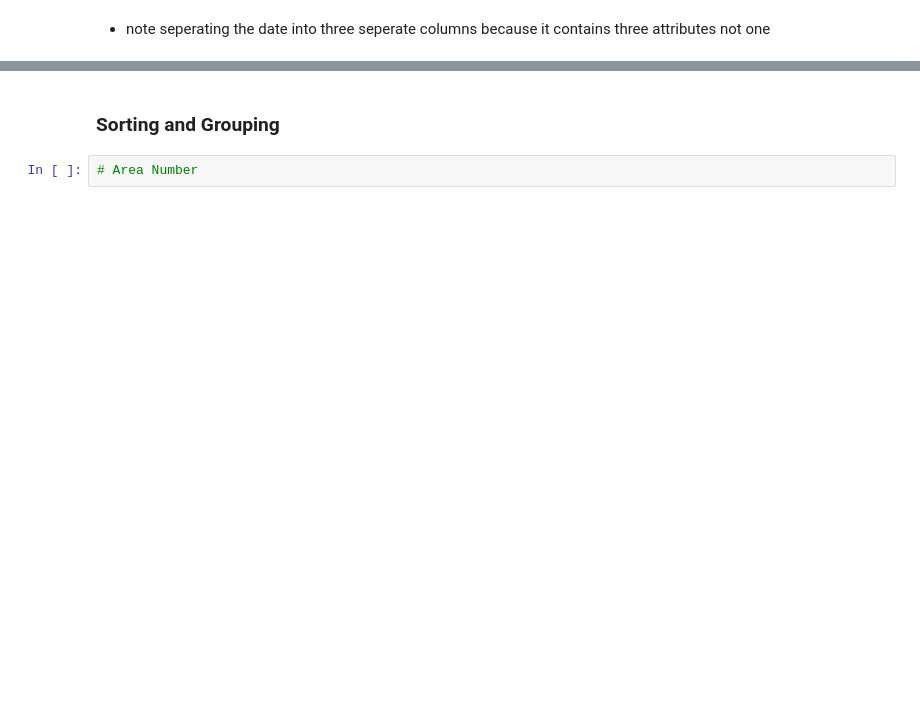
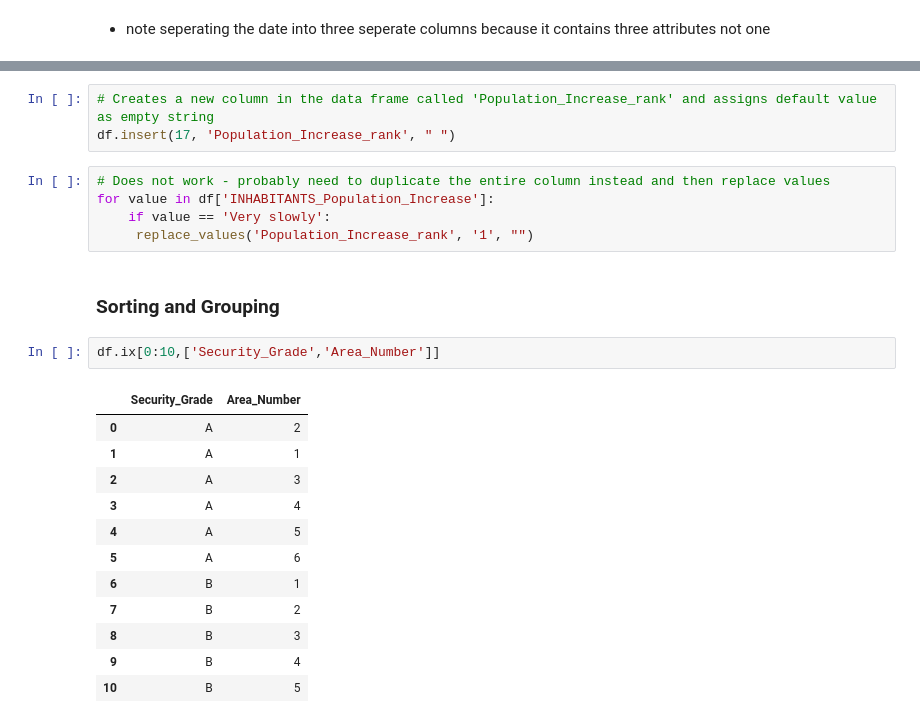
Before and after one commit to umd-cases/dcic_baltimore-notebook, a Jupyter notebook: baltimore_redlining_notebook/notebook/Baltimore .ipynb, the cells around one changed output, grey strips where cells are left out. Saved outputs shown, nothing was run; the diff lists cells and outputs as text; blank space fills up the shorter version.

```diff
--- a/baltimore_redlining_notebook/notebook/Baltimore .ipynb
+++ b/baltimore_redlining_notebook/notebook/Baltimore .ipynb
@@ -354,4 +397,25 @@ df[['Date','Month','Day','Year']]
+# %%
+# Creates a new column in the data frame called 'Population_Increase_rank' and assigns default value as empty string
+df.insert(17, 'Population_Increase_rank', " ")
+# %%
+# Does not work - probably need to duplicate the entire column instead and then replace values
+for value in df['INHABITANTS_Population_Increase']:
+    if value == 'Very slowly':
+     replace_values('Population_Increase_rank', '1', "")
 # %% [markdown]
 ### Sorting and Grouping
-# %%
-# Area Number
+# %%
+df.ix[0:10,['Security_Grade','Area_Number']]
+# %% [output]
+|  | Security_Grade | Area_Number |
+| 0 | A | 2 |
+| 1 | A | 1 |
+| 2 | A | 3 |
+| 3 | A | 4 |
+| 4 | A | 5 |
+| 5 | A | 6 |
+| 6 | B | 1 |
+| 7 | B | 2 |
+| 8 | B | 3 |
+| 9 | B | 4 |
+| 10 | B | 5 |
```
Also changed, not shown: parts of 33 cells of this notebook, 1 other file.
